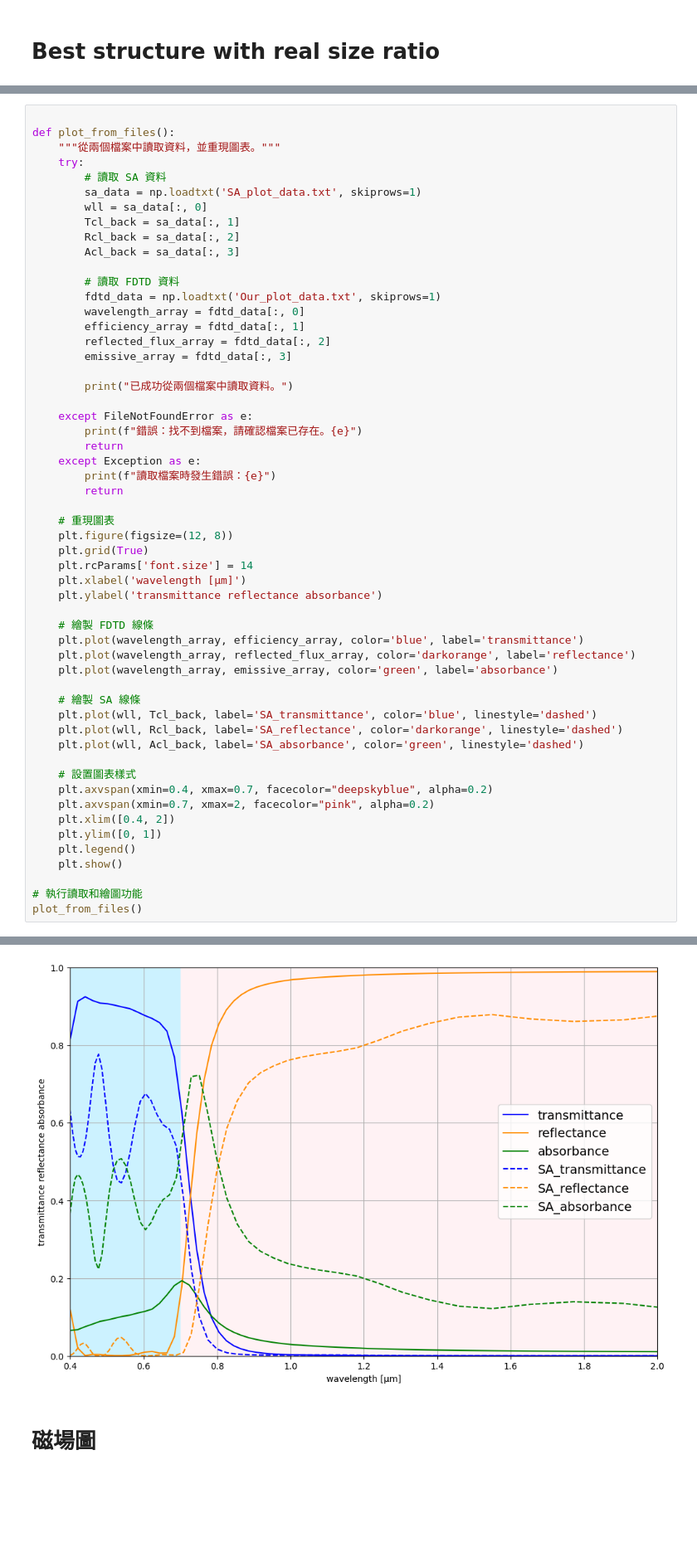
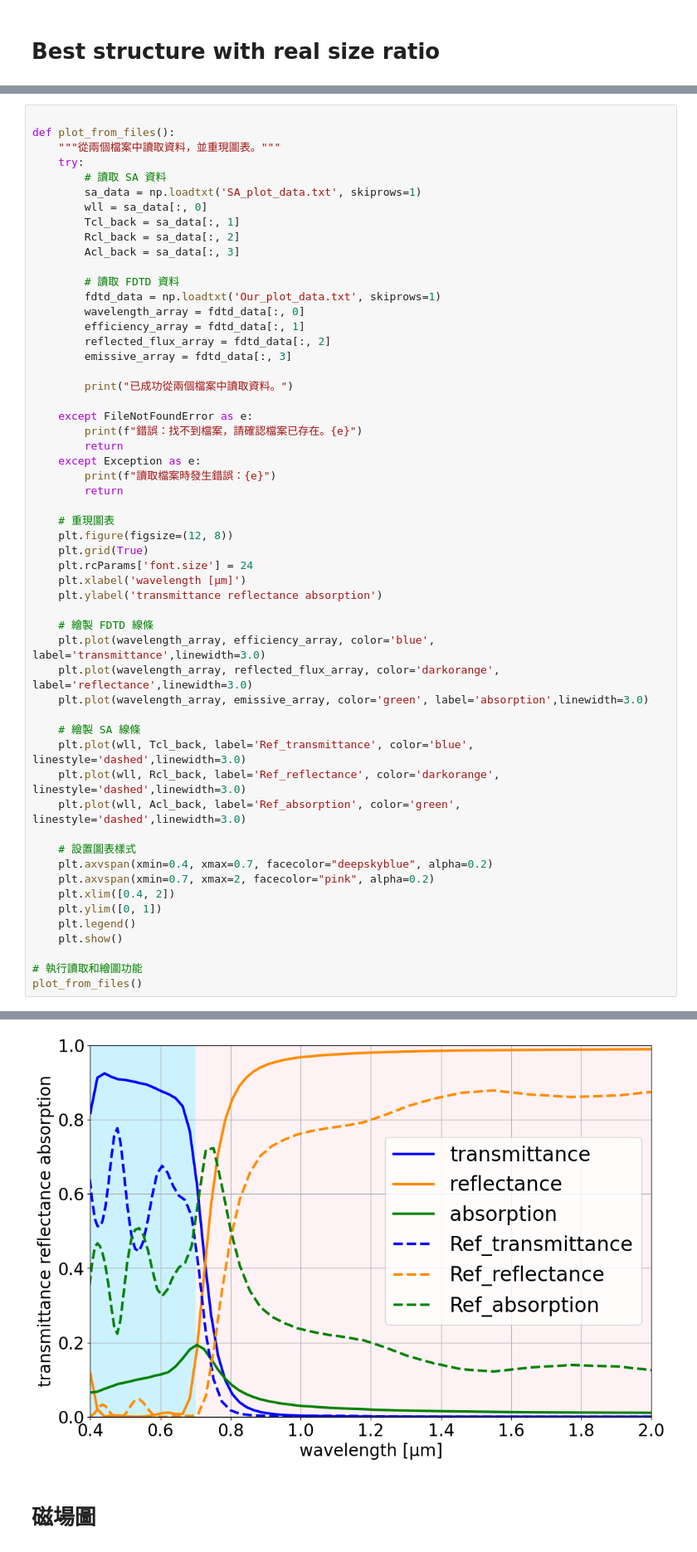
Before and after one commit to Jia-JunHu/QNO, a Jupyter notebook: practice/thesis/plot_paper.ipynb, the cells around one changed output, grey strips where cells are left out. Shown at 83% size. Cells and saved outputs as stored; diff of their text form; blank space fills up the shorter version.

```diff
--- a/practice/thesis/plot_paper.ipynb
+++ b/practice/thesis/plot_paper.ipynb
@@ -697,42 +700,42 @@ def plot_from_files():
         print("已成功從兩個檔案中讀取資料。")
 
     except FileNotFoundError as e:
         print(f"錯誤：找不到檔案，請確認檔案已存在。{e}")
         return
     except Exception as e:
         print(f"讀取檔案時發生錯誤：{e}")
         return
 
     # 重現圖表
     plt.figure(figsize=(12, 8))
     plt.grid(True)
-    plt.rcParams['font.size'] = 14
+    plt.rcParams['font.size'] = 24
     plt.xlabel('wavelength [μm]')
-    plt.ylabel('transmittance reflectance absorbance')
+    plt.ylabel('transmittance reflectance absorption')
 
     # 繪製 FDTD 線條
-    plt.plot(wavelength_array, efficiency_array, color='blue', label='transmittance')
-    plt.plot(wavelength_array, reflected_flux_array, color='darkorange', label='reflectance')
-    plt.plot(wavelength_array, emissive_array, color='green', label='absorbance')
+    plt.plot(wavelength_array, efficiency_array, color='blue', label='transmittance',linewidth=3.0)
+    plt.plot(wavelength_array, reflected_flux_array, color='darkorange', label='reflectance',linewidth=3.0)
+    plt.plot(wavelength_array, emissive_array, color='green', label='absorption',linewidth=3.0)
 
     # 繪製 SA 線條
-    plt.plot(wll, Tcl_back, label='SA_transmittance', color='blue', linestyle='dashed')
-    plt.plot(wll, Rcl_back, label='SA_reflectance', color='darkorange', linestyle='dashed')
-    plt.plot(wll, Acl_back, label='SA_absorbance', color='green', linestyle='dashed')
+    plt.plot(wll, Tcl_back, label='Ref_transmittance', color='blue', linestyle='dashed',linewidth=3.0)
+    plt.plot(wll, Rcl_back, label='Ref_reflectance', color='darkorange', linestyle='dashed',linewidth=3.0)
+    plt.plot(wll, Acl_back, label='Ref_absorption', color='green', linestyle='dashed',linewidth=3.0)
 
     # 設置圖表樣式
     plt.axvspan(xmin=0.4, xmax=0.7, facecolor="deepskyblue", alpha=0.2)
     plt.axvspan(xmin=0.7, xmax=2, facecolor="pink", alpha=0.2)
     plt.xlim([0.4, 2])
     plt.ylim([0, 1])
     plt.legend()
     plt.show()
 
 # 執行讀取和繪圖功能
 plot_from_files()
 # %% [output]
 已成功從兩個檔案中讀取資料。
-[figure, old version]
+[figure, new version]
 # %% [markdown]
 # 磁場圖
 # %%
```
Also changed, not shown: parts of 20 cells of this notebook, 2 other files.
